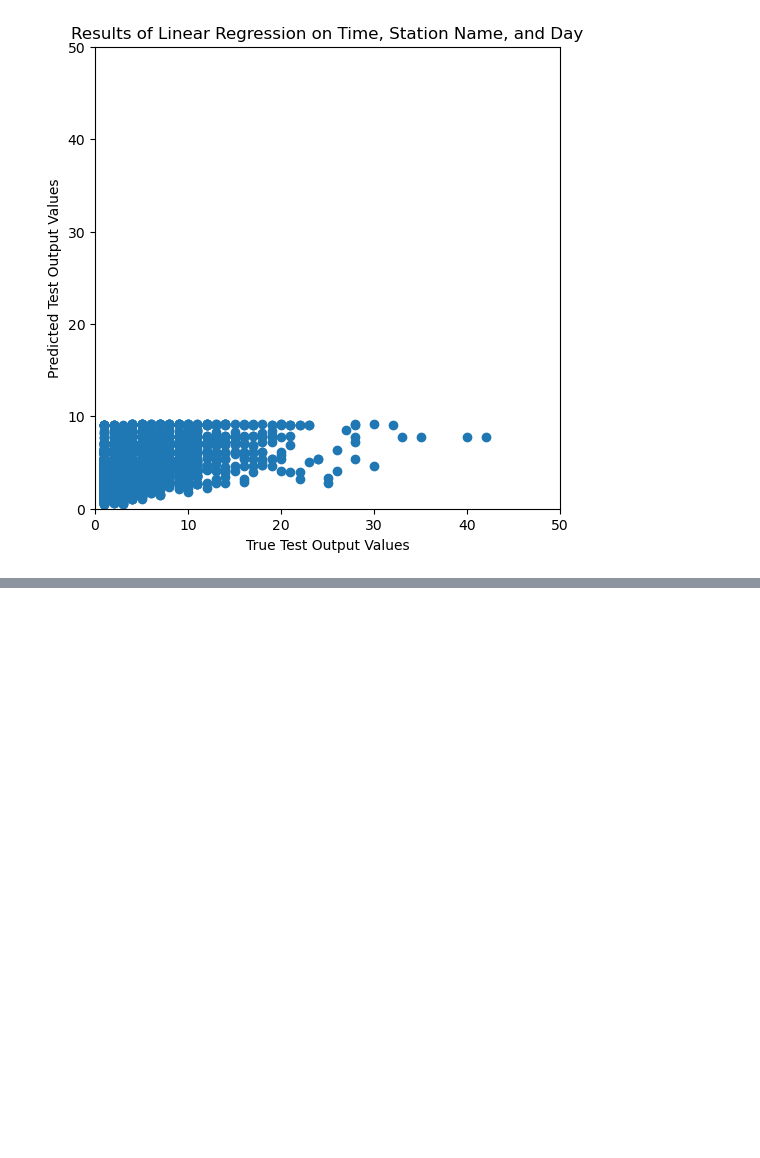
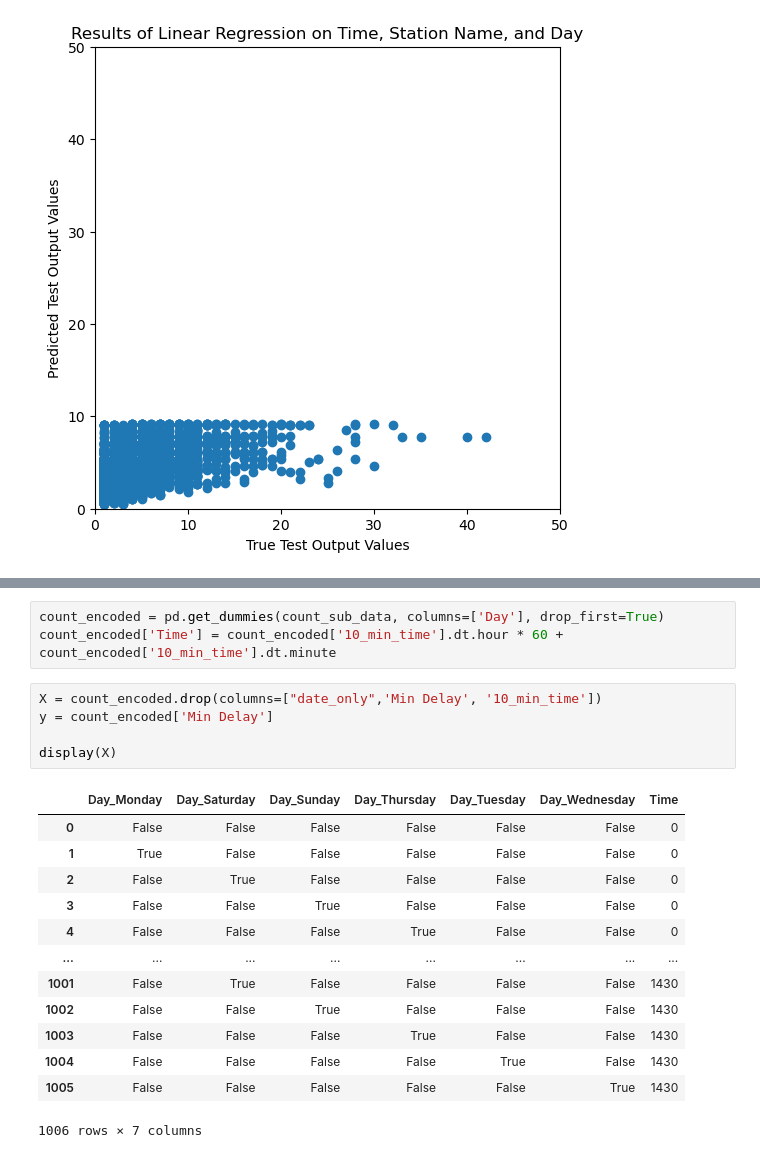
Before and after one commit to michelleyucollins/TardyTerminatorCommittee, a Jupyter notebook: subway_analysis/time_analysis.ipynb, the cells around one changed output, grey strips where cells are left out. Saved outputs shown, nothing was run; the diff lists cells and outputs as text; blank space fills up the shorter version.

```diff
--- a/subway_analysis/time_analysis.ipynb
+++ b/subway_analysis/time_analysis.ipynb
@@ -340,0 +360,22 @@ Text(0, 0.5, 'Predicted Test Output Values')
+# %%
+count_encoded = pd.get_dummies(count_sub_data, columns=['Day'], drop_first=True)
+count_encoded['Time'] = count_encoded['10_min_time'].dt.hour * 60 +  count_encoded['10_min_time'].dt.minute
+# %%
+X = count_encoded.drop(columns=["date_only",'Min Delay', '10_min_time'])
+y = count_encoded['Min Delay']
+
+display(X)
+# %% [output]
+|  | Day_Monday | Day_Saturday | Day_Sunday | Day_Thursday | Day_Tuesday | Day_Wednesday | Time |
+| 0 | False | False | False | False | False | False | 0 |
+| 1 | True | False | False | False | False | False | 0 |
+| 2 | False | True | False | False | False | False | 0 |
+| 3 | False | False | True | False | False | False | 0 |
+| 4 | False | False | False | True | False | False | 0 |
+| ... | ... | ... | ... | ... | ... | ... | ... |
+| 1001 | False | True | False | False | False | False | 1430 |
+| 1002 | False | False | True | False | False | False | 1430 |
+| 1003 | False | False | False | True | False | False | 1430 |
+| 1004 | False | False | False | False | True | False | 1430 |
+| 1005 | False | False | False | False | False | True | 1430 |
+1006 rows × 7 columns
```
Also changed, not shown: parts of 4 cells of this notebook.
